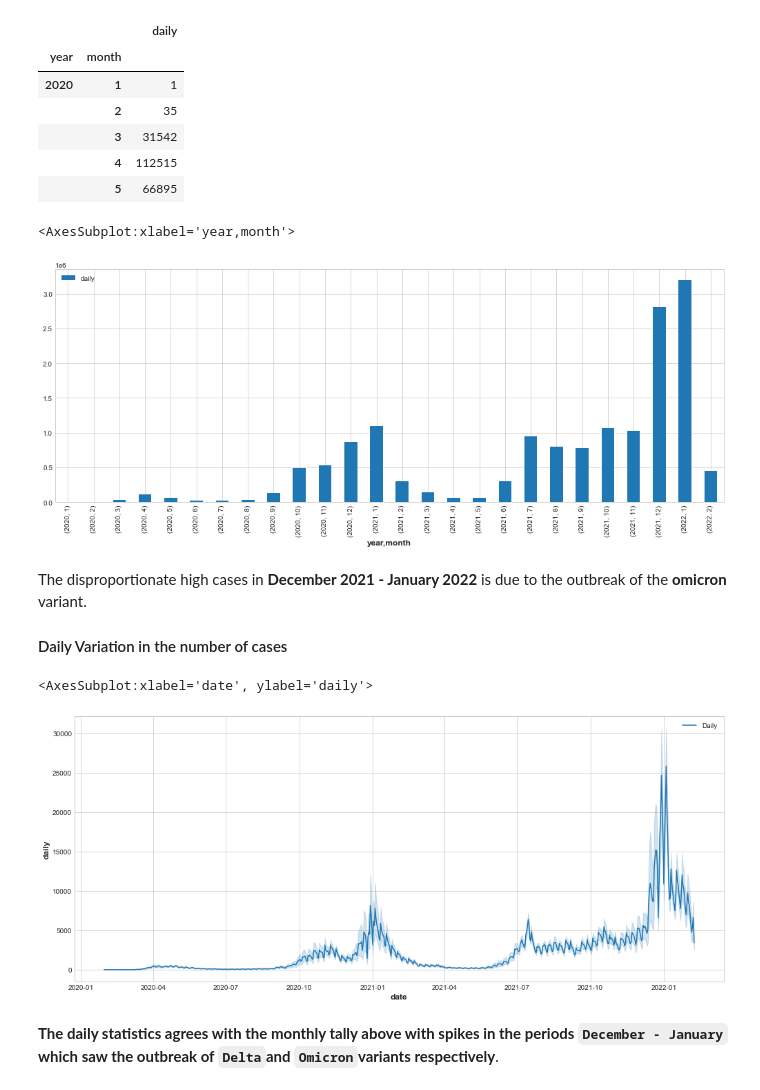
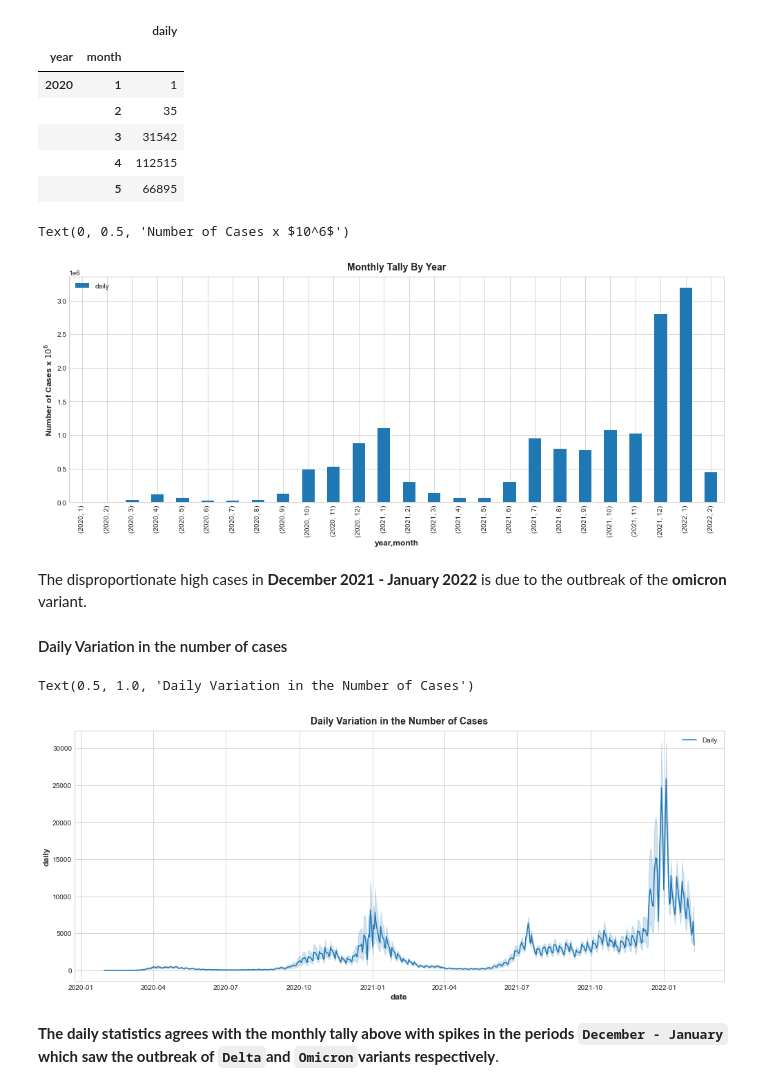
Before and after one commit to CyprianFusi/UK-Covid-19-Data-via-OpenData-API, a Jupyter notebook: uk_covid_dataset_over_api.ipynb, the cells around one changed output. Saved outputs shown, nothing was run; the diff lists cells and outputs as text; code cells hidden in the pictures.

```diff
--- a/uk_covid_dataset_over_api.ipynb
+++ b/uk_covid_dataset_over_api.ipynb
@@ -245,18 +247,21 @@ regional_monthly_df.head()
 |  | 5 | 66895 |
 # %%
 regional_monthly_df.plot(kind = 'bar', figsize = (14, 6))
+plt.title('Monthly Tally By Year')
+plt.ylabel('Number of Cases x $10^6$')
 # %% [output]
-<AxesSubplot:xlabel='year,month'>
+Text(0, 0.5, 'Number of Cases x $10^6$')
-[figure, old version]
+[figure, new version]
 # %% [markdown]
 The disproportionate high cases in **December 2021 - January 2022** is due to the outbreak of the **omicron** variant.
 #### Daily Variation in the number of cases
 # %%
 plt.figure(figsize = (14, 6))
 sns.lineplot(data = df.daily, label = 'Daily')
+plt.title('Daily Variation in the Number of Cases')
 # %% [output]
-<AxesSubplot:xlabel='date', ylabel='daily'>
+Text(0.5, 1.0, 'Daily Variation in the Number of Cases')
-[figure, old version]
+[figure, new version]
 # %% [markdown]
 **The daily statistics agrees with the monthly tally above with spikes in the periods `December - January` which saw the outbreak of `Delta`and `Omicron`variants respectively**.
 # %%
```
Also changed, not shown: parts of 7 cells of this notebook.
